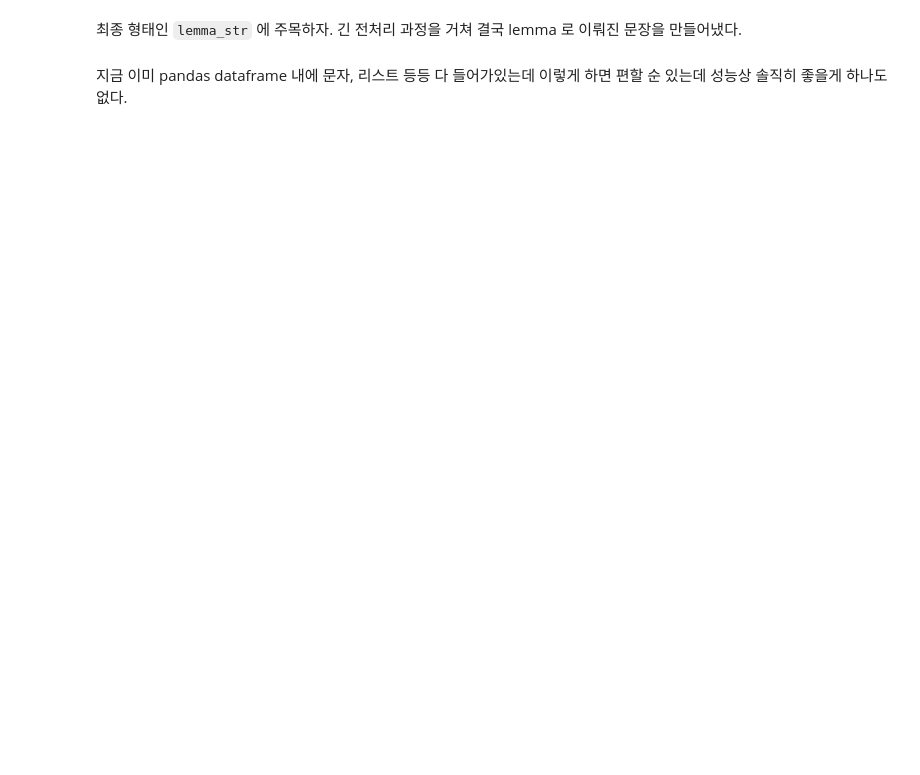
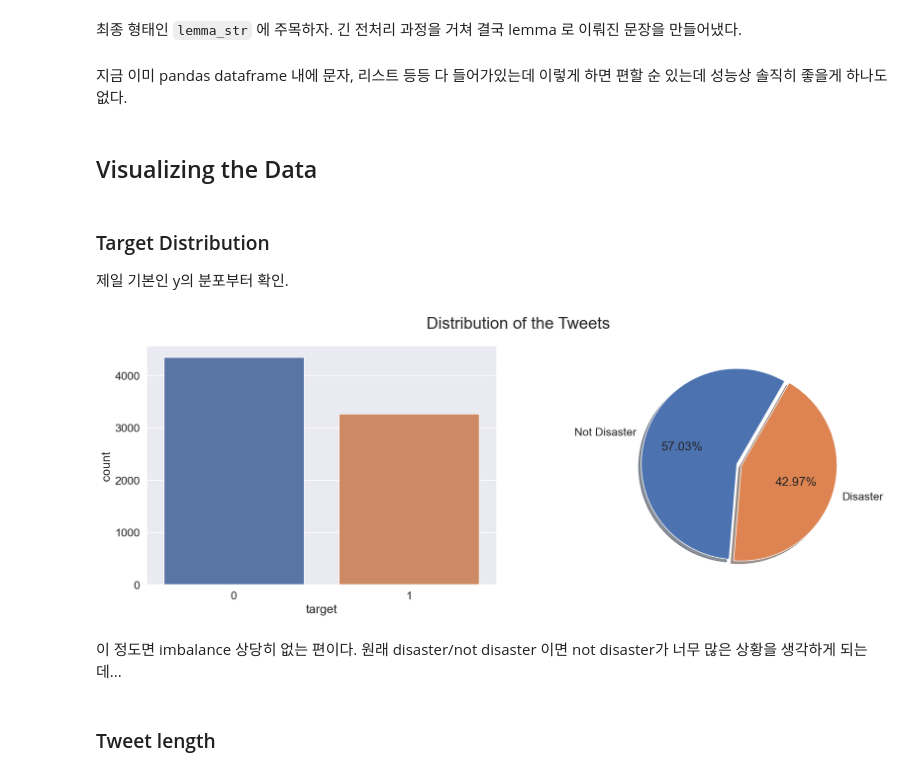
Before and after one commit to JPJD-TIL/TIL, a Jupyter notebook: jp/kaggle/disaster-tweets-nlp-eda-bert-with-transformers/popular_notebooks/datafan07.ipynb, the cells around one changed output. Cells and saved outputs as stored; diff of their text form; code cells hidden in the pictures; blank space fills up the shorter version.

Commit message:
[STASH] : Kaggle disaster tweet ~Bert tokenize_map

```diff
--- a/jp/kaggle/disaster-tweets-nlp-eda-bert-with-transformers/popular_notebooks/datafan07.ipynb
+++ b/jp/kaggle/disaster-tweets-nlp-eda-bert-with-transformers/popular_notebooks/datafan07.ipynb
@@ -303,3 +324,28 @@ trainv.head()
 최종 형태인 `lemma_str` 에 주목하자. 긴 전처리 과정을 거쳐 결국 lemma 로 이뤄진 문장을 만들어냈다.
 # %% [markdown]
 지금 이미 pandas dataframe 내에 문자, 리스트 등등 다 들어가있는데 이렇게 하면 편할 순 있는데 성능상 솔직히 좋을게 하나도 없다.
+# %% [markdown]
+## Visualizing the Data
+# %% [markdown]
+### Target Distribution
+
+제일 기본인 y의 분포부터 확인.
+# %%
+# Displaying target distribution.
+
+fig, axes = plt.subplots(ncols=2, nrows=1, figsize=(18, 6), dpi=100)
+sns.countplot(trainv['target'], ax=axes[0])
+axes[1].pie(trainv['target'].value_counts(),
+            labels=['Not Disaster', 'Disaster'],
+            autopct='%1.2f%%',
+            shadow=True,
+            explode=(0.05, 0),
+            startangle=60)
+fig.suptitle('Distribution of the Tweets', fontsize=24)
+plt.show()
+# %% [output]
+[figure, added]
+# %% [markdown]
+이 정도면 imbalance 상당히 없는 편이다. 원래 disaster/not disaster 이면 not disaster가 너무 많은 상황을 생각하게 되는데...
+# %% [markdown]
+### Tweet length
```
Also changed, not shown: parts of 55 cells of this notebook.
